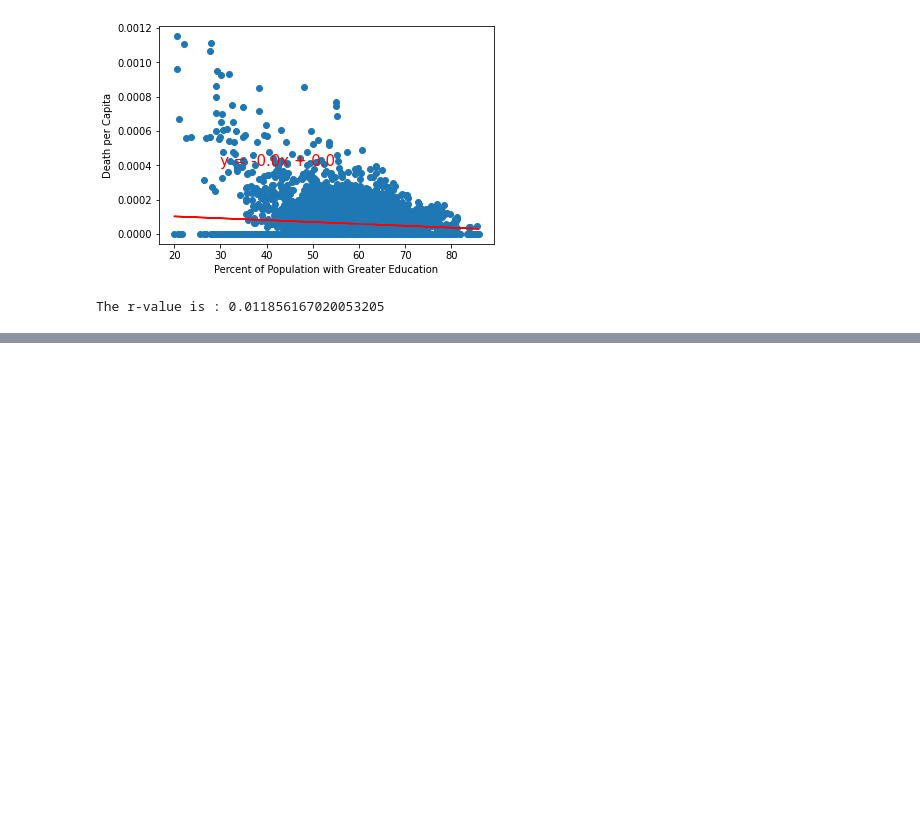
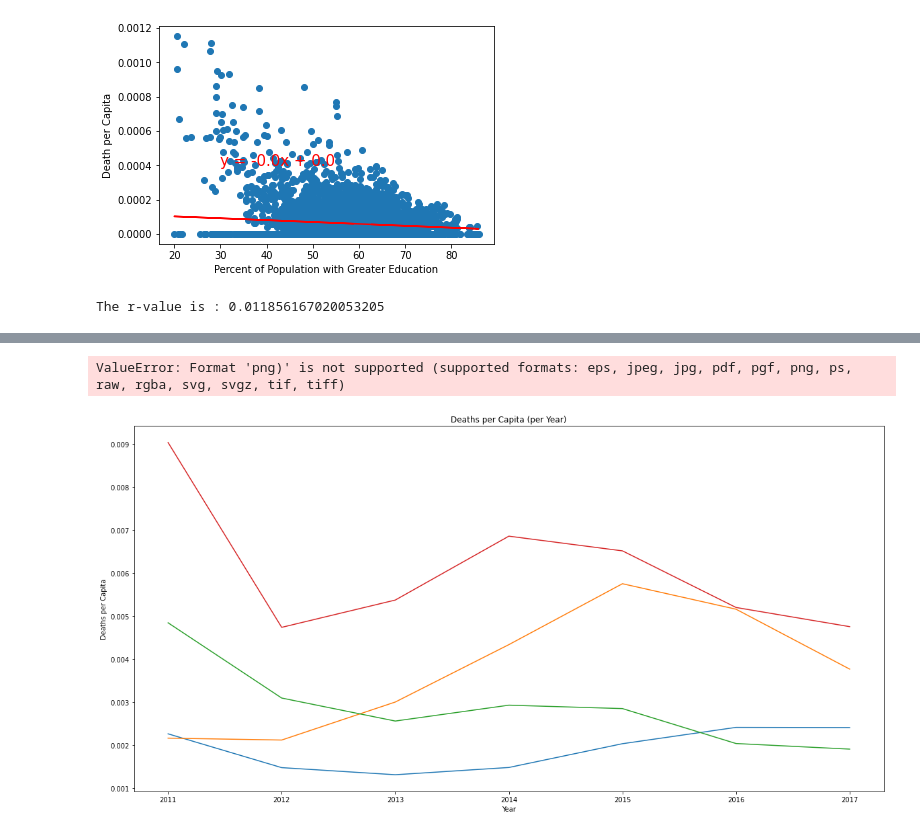
Before and after one commit to BrianMcLane/Opioid_Deaths_In_USA, a Jupyter notebook: project-one/flabs_Tues10.ipynb, the cells around one changed output, grey strips where cells are left out. Drawn from its saved outputs; the diff is of its cells as text; code cells hidden in the pictures; blank space fills up the shorter version.

Commit message:
some charts

```diff
--- a/project-one/flabs_Tues10.ipynb
+++ b/project-one/flabs_Tues10.ipynb
@@ -1005,0 +1036,3 @@ The r-value is : 0.011856167020053205
+# %%
+florida = state_info('Florida')
+florida
@@ -1005,0 +1050,3 @@ The r-value is : 0.011856167020053205
+# %%
+ohio = state_info('Ohio')
+ohio
@@ -1005,0 +1064,3 @@ The r-value is : 0.011856167020053205
+# %%
+kentucky = state_info('Kentucky')
+kentucky
@@ -1005,0 +1078,3 @@ The r-value is : 0.011856167020053205
+# %%
+westVirginia = state_info('West Virginia')
+westVirginia
@@ -1005,0 +1092,18 @@ The r-value is : 0.011856167020053205
+# %%
+# yyyticks = []
+# llabels = ['Florida','Ohio', 'Kentucky', 'West Virginia']
+plt.figure(figsize=(20,10))
+plt.plot(florida.index, florida['death per capita'])
+plt.plot(ohio.index, ohio['death per capita'])
+plt.plot(kentucky.index, kentucky['death per capita'])
+plt.plot(westVirginia.index, westVirginia['death per capita'])
+plt.ylabel('Deaths per Capita')
+plt.xlabel('Year')
+plt.title('Deaths per Capita (per Year)')
+# plt.yticks(yyyticks)
+# plt.legend(llabels, fontsize='large')
+plt.savefig('Deaths per Capita (per Year.png)')
+plt.show()
+# %% [output]
+ValueError: Format 'png)' is not supported (supported formats: eps, jpeg, jpg, pdf, pgf, png, ps, raw, rgba, svg, svgz, tif, tiff)
+[figure, added]
```
Also changed, not shown: parts of 25 cells of this notebook, 3 other files.
